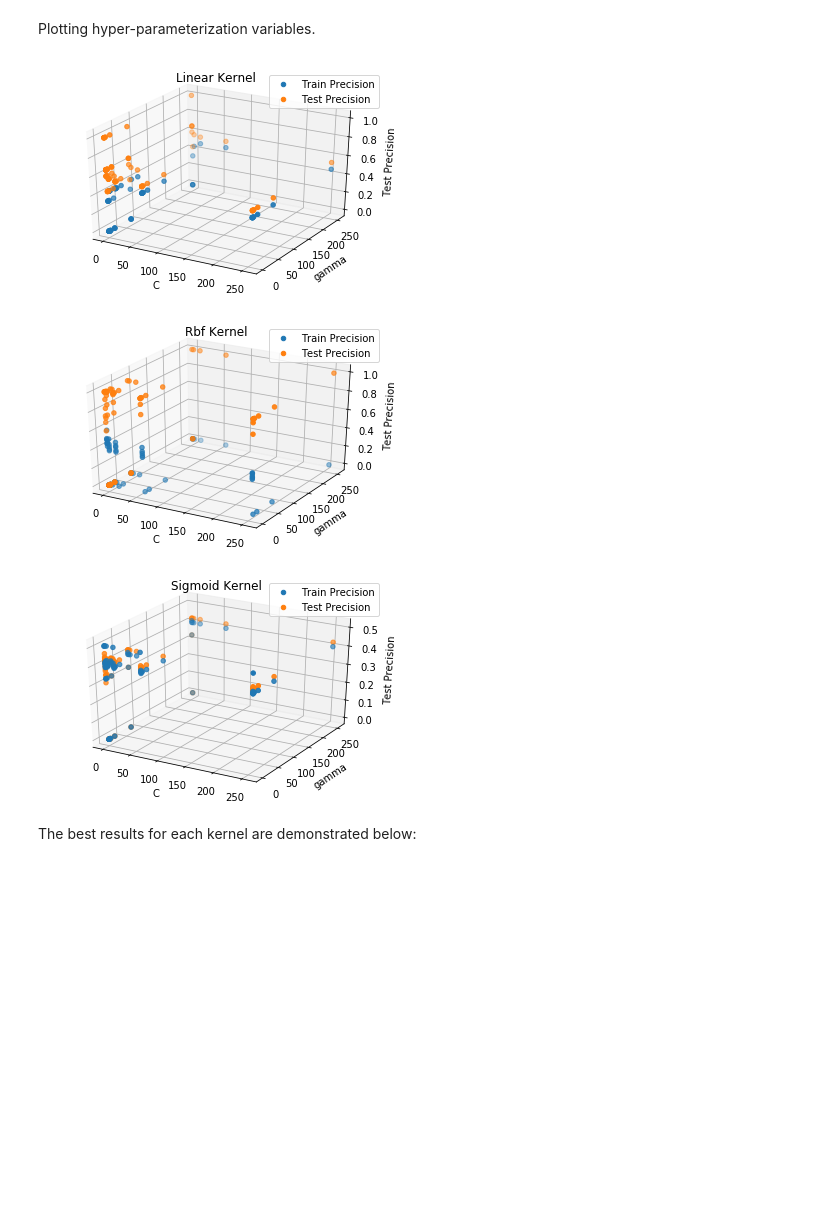
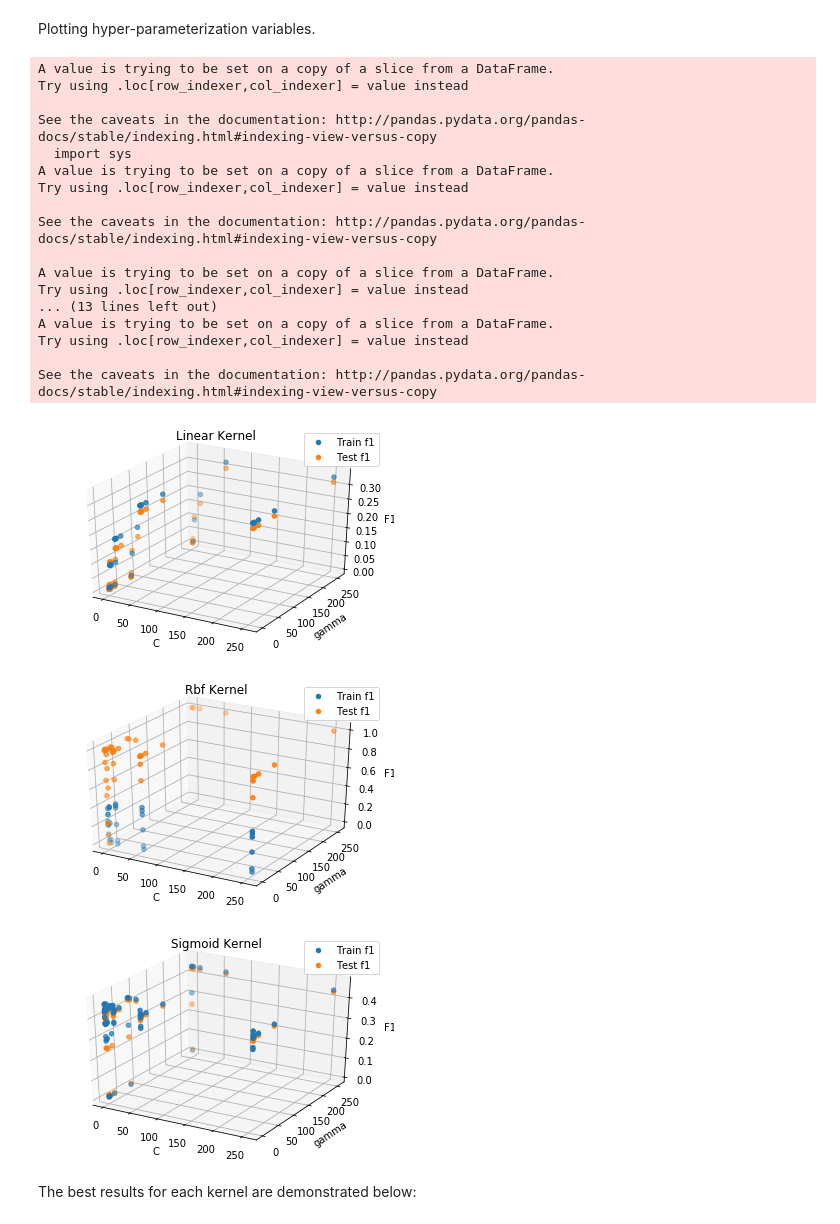
Before and after one commit to Alex-Oiko/stock-predictor, a Jupyter notebook: Stock Picker.ipynb, the cells around one changed output. Saved outputs shown, nothing was run; the diff lists cells and outputs as text; code cells hidden in the pictures; blank space fills up the shorter version.

Commit message:
Finished kfold. Plotted different diagrams and finilized the notebook

```diff
--- a/Stock Picker.ipynb
+++ b/Stock Picker.ipynb
@@ -537,45 +508,71 @@ results = pd.read_csv("./resources/results.csv")
 
 linear = results.iloc[np.where(results['algo']=='linear')]
 rbf = results.iloc[np.where(results['algo']=='rbf')]
 sigmoid = results.iloc[np.where(results['algo']=='sigmoid')]
 
+linear['f1_train'] = 2*((linear['train_precision']*linear['train_recall'])/(linear['train_precision']+linear['train_recall']))
+linear['f1_test'] = 2*((linear['test_precision']*linear['test_recall'])/(linear['test_precision']+linear['test_recall']))
+
+rbf['f1_train'] = 2*((rbf['train_precision']*rbf['train_recall'])/(rbf['train_precision']+rbf['train_recall']))
+rbf['f1_test'] = 2*((rbf['test_precision']*rbf['test_recall'])/(rbf['test_precision']+rbf['test_recall']))
+
+sigmoid['f1_train'] = 2*((sigmoid['train_precision']*sigmoid['train_recall'])/(sigmoid['train_precision']+sigmoid['train_recall']))
+sigmoid['f1_test'] = 2*((sigmoid['test_precision']*sigmoid['test_recall'])/(sigmoid['test_precision']+sigmoid['test_recall']))
+
 mpl.rcParams['legend.fontsize'] = 10
 
 fig = plt.figure()
 ax = fig.gca(projection='3d')
-ax.scatter(linear['C'], linear['gamma'], linear['train_precision'], label='Train Precision')
-ax.scatter(linear['C'], linear['gamma'], linear['test_precision'], label='Test Precision')
+ax.scatter(linear['C'], linear['gamma'], linear['f1_train'], label='Train f1')
+ax.scatter(linear['C'], linear['gamma'], linear['f1_test'], label='Test f1')
 ax.legend()
 ax.set_title("Linear Kernel")
 ax.set_xlabel('C')
 ax.set_ylabel('gamma')
-ax.set_zlabel('Test Precision')
+ax.set_zlabel('F1')
 
 fig1 = plt.figure()
 ax1 = fig1.gca(projection='3d')
-ax1.scatter(rbf['C'], rbf['gamma'], rbf['train_precision'], label='Train Precision')
-ax1.scatter(rbf['C'], rbf['gamma'], rbf['test_precision'], label='Test Precision')
+ax1.scatter(rbf['C'], rbf['gamma'], rbf['f1_train'], label='Train f1')
+ax1.scatter(rbf['C'], rbf['gamma'], rbf['f1_test'], label='Test f1')
 ax1.legend()
 ax1.set_title("Rbf Kernel")
 ax1.set_xlabel('C')
 ax1.set_ylabel('gamma')
-ax1.set_zlabel('Test Precision')
+ax1.set_zlabel('F1')
 
 fig2 = plt.figure()
 ax2 = fig2.gca(projection='3d')
-ax2.scatter(sigmoid['C'], sigmoid['gamma'], sigmoid['train_precision'], label='Train Precision')
-ax2.scatter (sigmoid['C'], sigmoid['gamma'], sigmoid['test_precision'], label='Test Precision')
+ax2.scatter(sigmoid['C'], sigmoid['gamma'], sigmoid['f1_train'], label='Train f1')
+ax2.scatter (sigmoid['C'], sigmoid['gamma'], sigmoid['f1_test'], label='Test f1')
 ax2.legend()
 ax2.set_title("Sigmoid Kernel")
 ax2.set_xlabel('C')
 ax2.set_ylabel('gamma')
-ax2.set_zlabel('Test Precision')
+ax2.set_zlabel('F1')
 
 plt.show()
 # %% [output]
+A value is trying to be set on a copy of a slice from a DataFrame.
+Try using .loc[row_indexer,col_indexer] = value instead
+
+See the caveats in the documentation: http://pandas.pydata.org/pandas-docs/stable/indexing.html#indexing-view-versus-copy
+  import sys
+A value is trying to be set on a copy of a slice from a DataFrame.
+Try using .loc[row_indexer,col_indexer] = value instead
+
+See the caveats in the documentation: http://pandas.pydata.org/pandas-docs/stable/indexing.html#indexing-view-versus-copy
+
+A value is trying to be set on a copy of a slice from a DataFrame.
+Try using .loc[row_indexer,col_indexer] = value instead
+... (13 lines left out)
+A value is trying to be set on a copy of a slice from a DataFrame.
+Try using .loc[row_indexer,col_indexer] = value instead
+
+See the caveats in the documentation: http://pandas.pydata.org/pandas-docs/stable/indexing.html#indexing-view-versus-copy
-[figure, old version]
+[figure, new version]
-[figure, old version]
+[figure, new version]
-[figure, old version]
+[figure, new version]
 # %% [markdown]
 The best results for each kernel are demonstrated below:
 # %%
```
Also changed, not shown: parts of 34 cells of this notebook, 2 other files.
